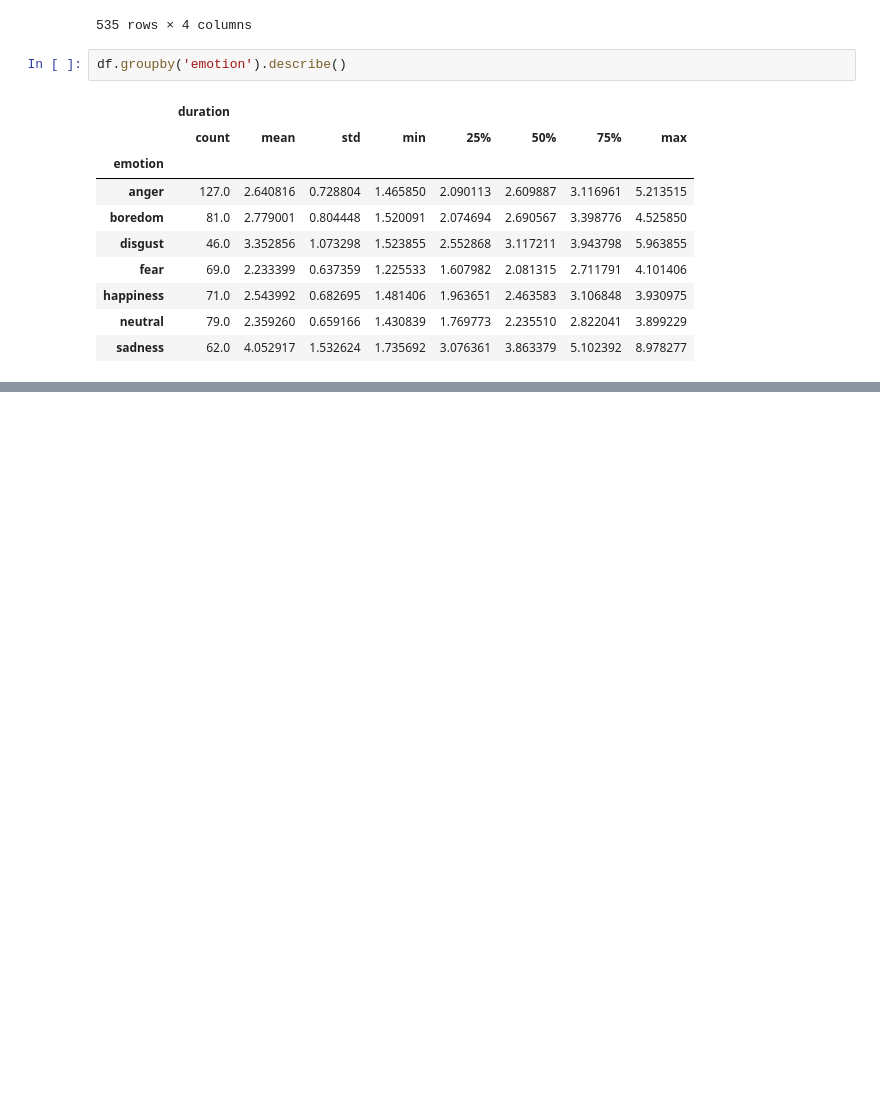
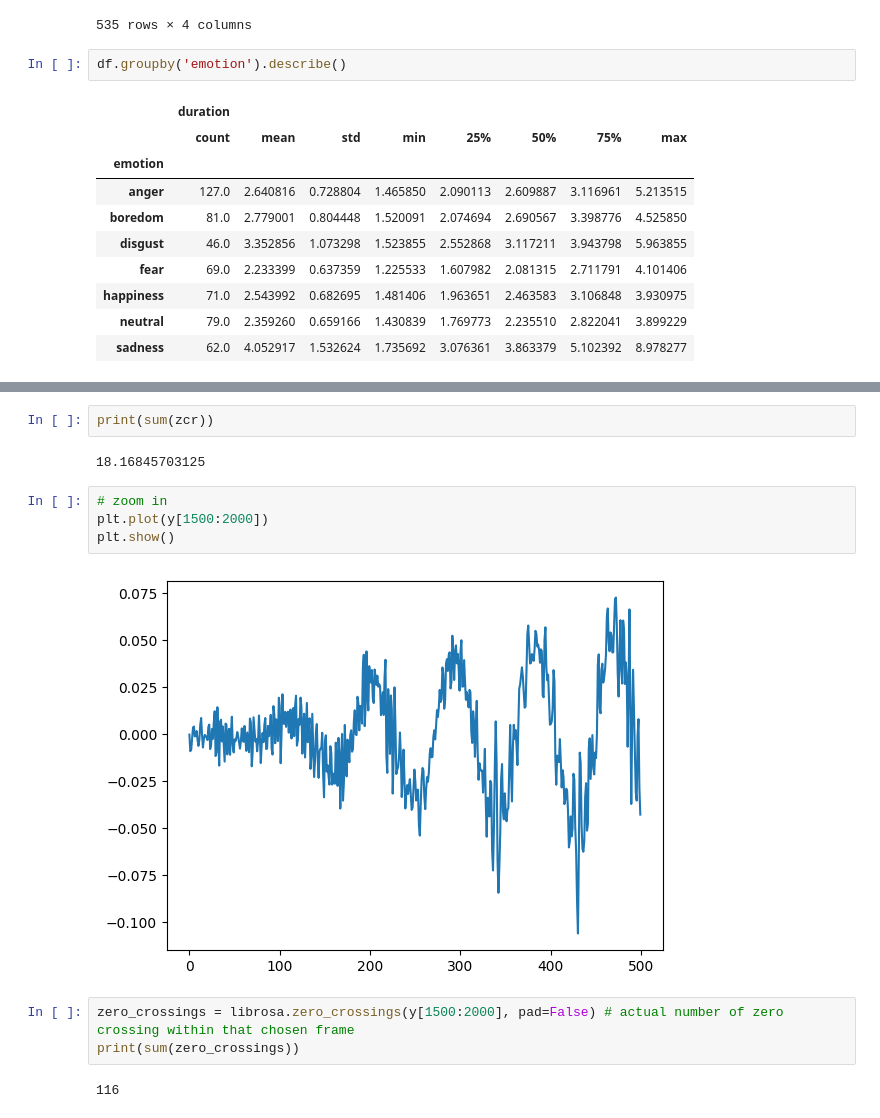
Before and after one commit to kimlindner/automatic_speech_emotion_recognition, a Jupyter notebook: notebooks/data_exploration.ipynb, the cells around one changed output, grey strips where cells are left out. Saved outputs shown, nothing was run; the diff lists cells and outputs as text; blank space fills up the shorter version.

```diff
--- a/notebooks/data_exploration.ipynb
+++ b/notebooks/data_exploration.ipynb
@@ -426,0 +440,15 @@ plt.plot(ZCR(audio1))
+# %%
+print(sum(zcr))
+# %% [output]
+18.16845703125
+# %%
+# zoom in
+plt.plot(y[1500:2000])
+plt.show()
+# %% [output]
+[figure, added]
+# %%
+zero_crossings = librosa.zero_crossings(y[1500:2000], pad=False) # actual number of zero crossing within that chosen frame
+print(sum(zero_crossings))
+# %% [output]
+116
```
Also changed, not shown: parts of 91 cells of this notebook.
